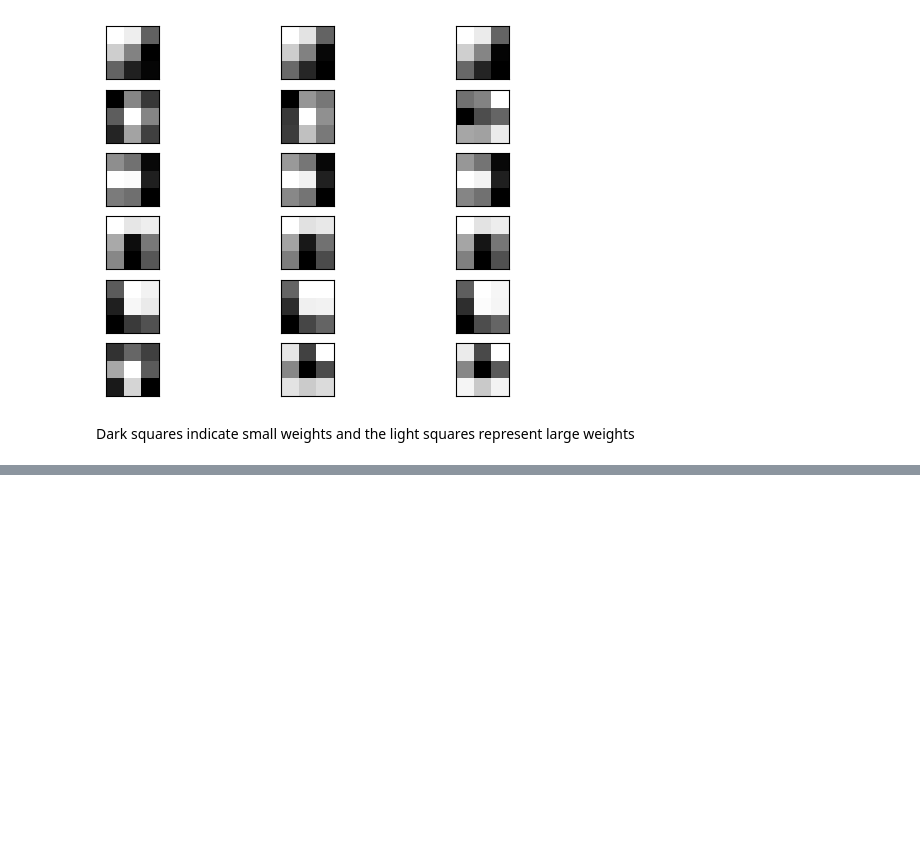
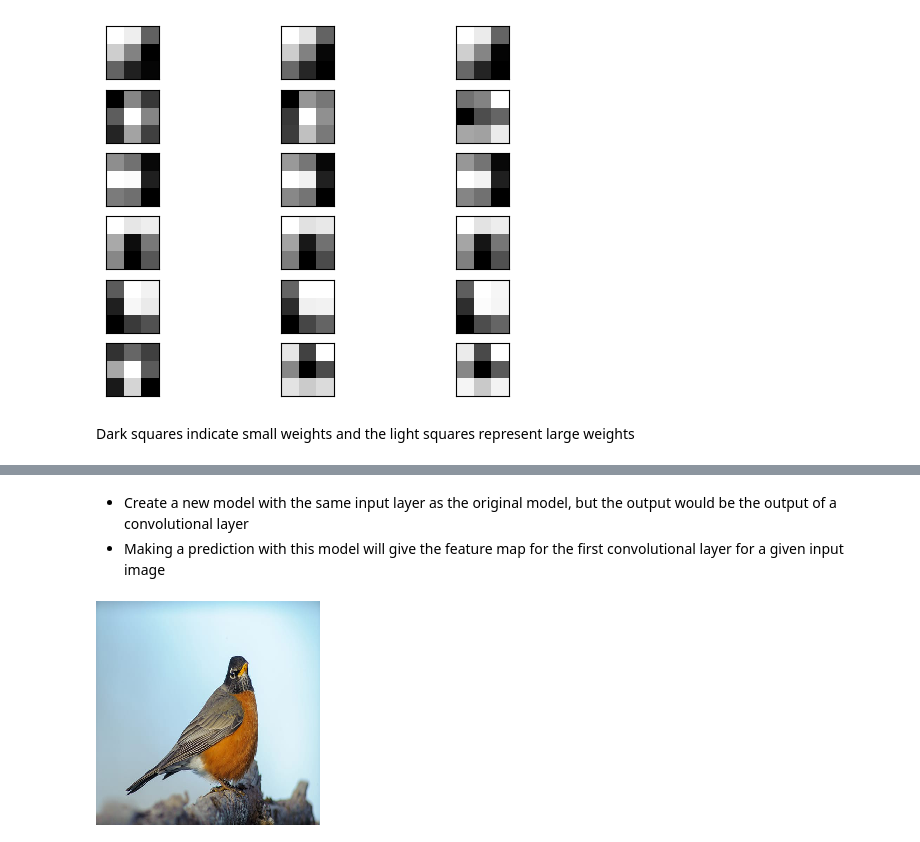
Before and after one commit to bhavyaKumawat/computer-vision, a Jupyter notebook: VisualizeFilters&FeatureMaps.ipynb, the cells around one changed output, grey strips where cells are left out. Cells and saved outputs as stored; diff of their text form; code cells hidden in the pictures; blank space fills up the shorter version.

Commit message:
visualize feature maps

```diff
--- a/VisualizeFilters&FeatureMaps.ipynb
+++ b/VisualizeFilters&FeatureMaps.ipynb
@@ -105,0 +141,3 @@ Dark squares indicate small weights and the light squares represent large weight
+# %% [markdown]
+* Create a new model with the same input layer as the original model, but the output would be the output of a convolutional layer
+* Making a prediction with this model will give the feature map for the first convolutional layer for a given input image
@@ -105,0 +148,9 @@ Dark squares indicate small weights and the light squares represent large weight
+# %%
+from keras.applications.vgg16 import preprocess_input
+from keras.utils import load_img, img_to_array
+from numpy import expand_dims
+
+img = load_img('bird.jpg', target_size=(224, 224))
+img
+# %% [output]
+[figure, added]
```
Also changed, not shown: parts of 16 cells of this notebook.
